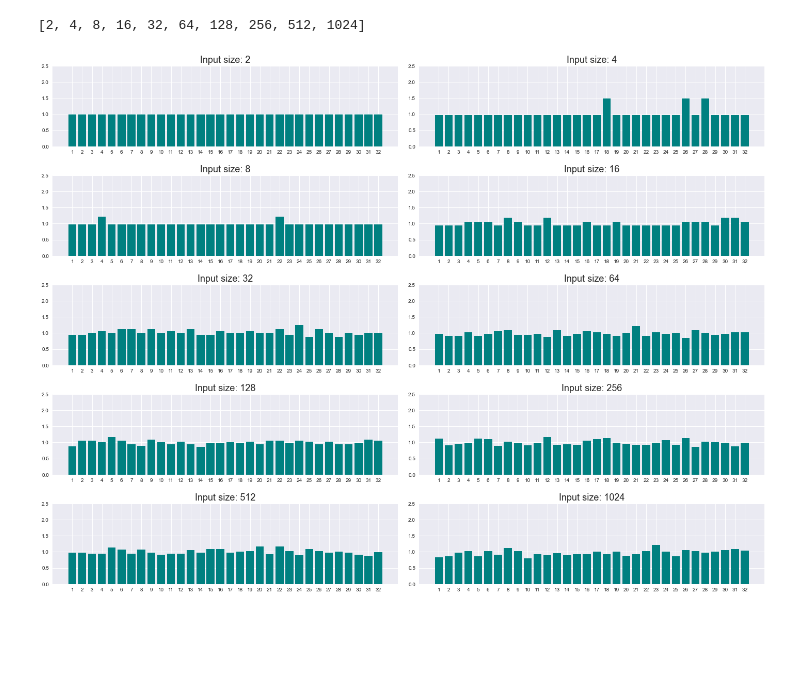
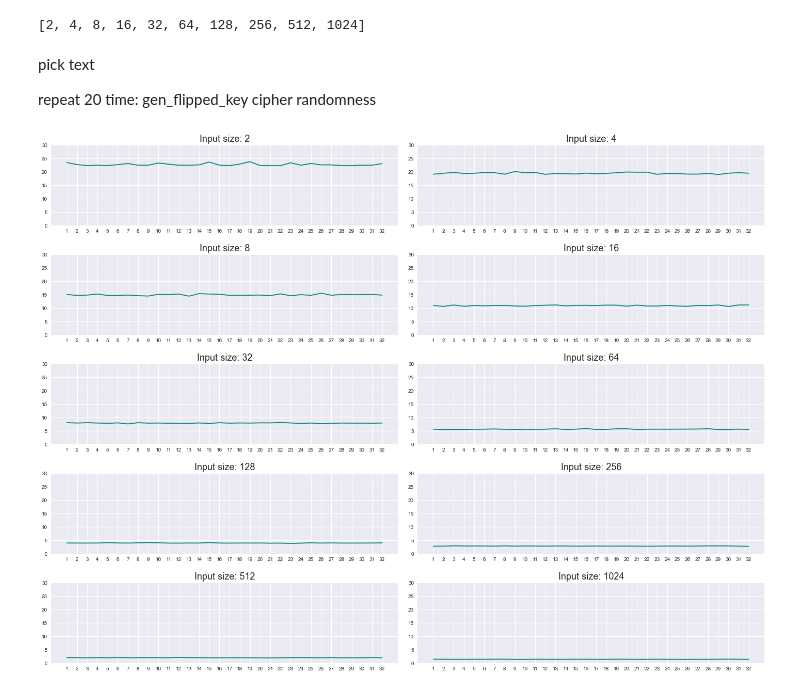
Before and after one commit to nareshram256/Cryptography, a Jupyter notebook: Assignment 3/myRC4.ipynb, the cells around one changed output. Drawn from its saved outputs; the diff is of its cells as text; code cells hidden in the pictures; blank space fills up the shorter version.

```diff
--- a/Assignment 3/myRC4.ipynb
+++ b/Assignment 3/myRC4.ipynb
@@ -110,9 +113,10 @@ b'\x08\x05\\\xfb\x06e\xd1E\xd6>\xabM\xd0\x98@\xfeh:j\xcd\xf9\xb7\x06\ra0\xcf\xf7
 # %%
 def count(text:bytes):
     counters = [0 for i in range(256)]
+    bit_array = "".join(["{:08b}".format(i) for i in text])
 
-    for byte in text:
-        counters[byte] += 1
+    for i in range(len(bit_array) - 8):
+        counters[int(bit_array[i : i+8], 2)] += 1
     return counters
 # %%
 counters = count(cipher)
@@ -134,7 +138,10 @@ def randomness(text:bytes):
     counters = count(text)
     C = len(counters)
     N = len(text)
-    D = np.var(counters)
+    D = np.std(counters)
+    # print("Text:", N)
+    # print("Counters:", C)
+    # print("Deviation:", D)
 
     return (C*D)/N
 # %%
@@ -148,36 +155,51 @@ indices = [2**j for j in range(1, 11)]
 indices
 # %% [output]
 [2, 4, 8, 16, 32, 64, 128, 256, 512, 1024]
+# %% [markdown]
+pick text
+
+repeat 20 time:
+    gen_flipped_key
+    cipher
+    randomness
+# %%
+key = bytes("Al Jazeera English is a television news channel broadcast to the world by the Al Jazeera Media Network. It is the first English-language news channel to be headquartered in the Middle East. Instead of being run centrally, news management rotates betweennnn", "utf-8")
 # %%
-k1 = secrets.token_bytes(256)
+# k1 = secrets.token_bytes(256)
+k1 = key
 s1_rc4 = RC4(k1)
-c1 = s1_rc4.encrypt(text)
 
 r_dict = dict()
 for idx in indices:
     subtext = text[:idx]
+    c1 = s1_rc4.encrypt(subtext)
 
     r = []
     for i in range(1,33):
-        k2 = random_flip(k1, i)
-        s2_rc4 = RC4(k2)
-        c2 = s2_rc4.encrypt(subtext)
-        mix = xor_bytes(c1, c2)
-        r.append(randomness(mix))
+        temp = []
+        for _ in range(20):
+            k2 = random_flip(k1, i)
+            s2_rc4 = RC4(k2)
+            c2 = s2_rc4.encrypt(subtext)
+            mix = xor_bytes(c1, c2)
+
+            temp.append(randomness(mix))
+
+        r.append(np.mean(temp))
 
     r_dict[idx] = r
 # %%
 fig = plt.figure(figsize=(20,15))
 for i, idx in enumerate(indices):
     plt.subplot(5,2,i+1)
-    plt.bar(range(1,33), np.round(r_dict[idx], 2), label=idx, color='teal')
+    plt.plot(range(1,33), np.round(r_dict[idx], 2), label=idx, color='teal')
     plt.xticks(range(1,33))
-    plt.ylim(0,2.5)
+    plt.ylim(0,30)
     plt.title(f"Input size: {idx}", fontsize=18)
 # plt.xlabel("Bit changes in the key (1-32)", fontsize=18, labelpad=18)
 # plt.ylabel("Randomness", fontsize=18, labelpad=18)
 # plt.legend()
 fig.tight_layout(pad=2)
 plt.show()
 # %% [output]
-[figure, old version]
+[figure, new version]
```
Also changed, not shown: parts of 7 cells of this notebook.
